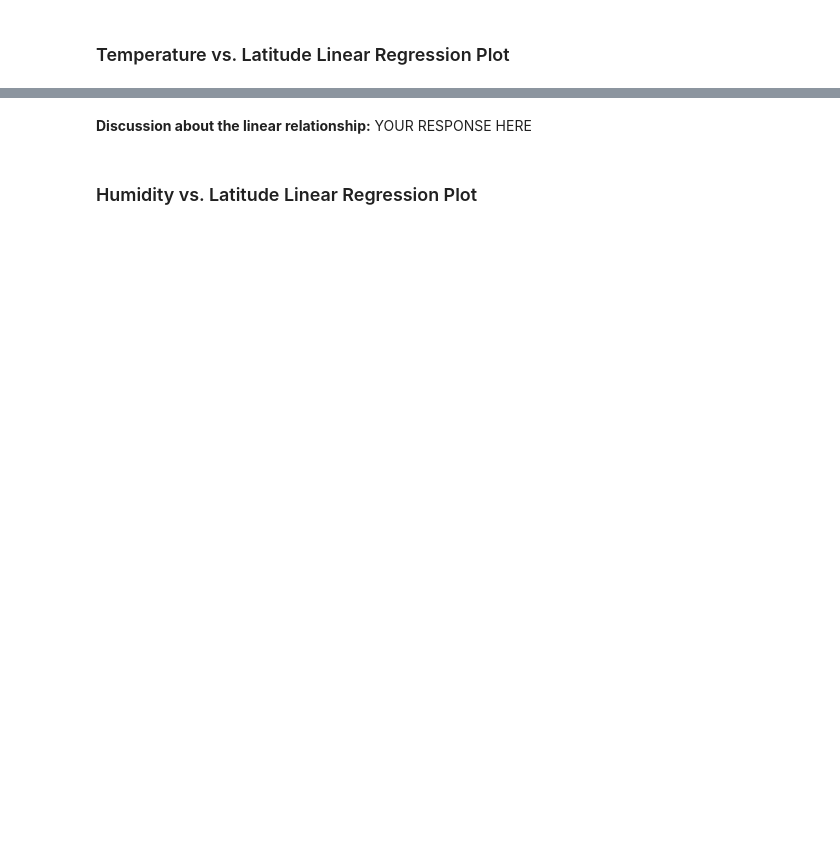
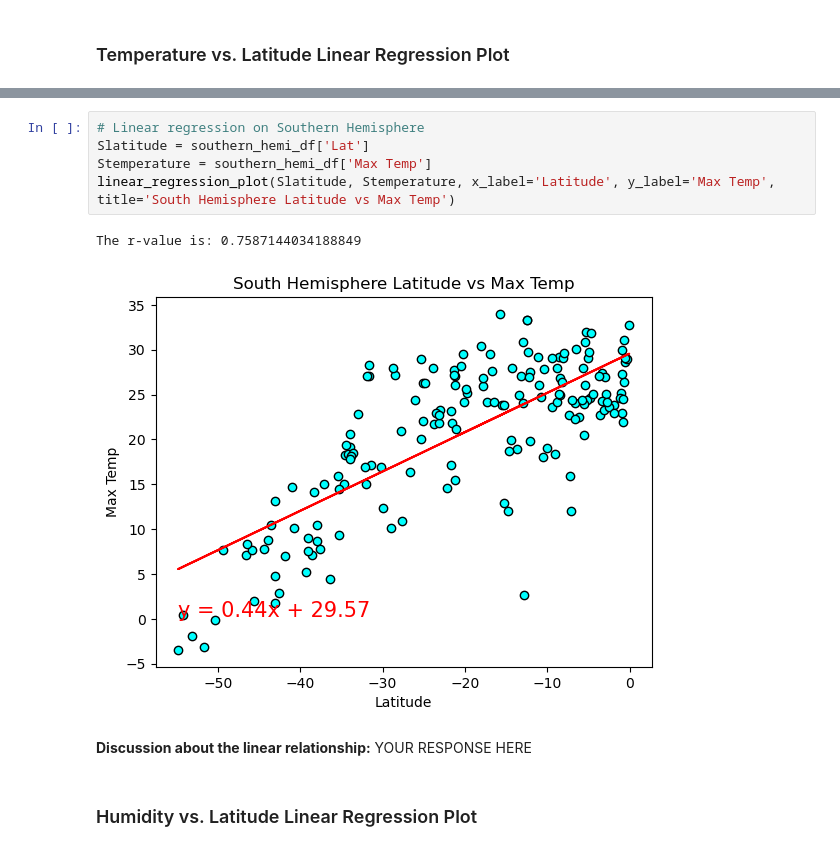
Before and after one commit to PoodleMan24/Module_6_challenge, a Jupyter notebook: Code/WeatherPy.ipynb, the cells around one changed output, grey strips where cells are left out. Cells and saved outputs as stored; diff of their text form; blank space fills up the shorter version.

```diff
--- a/Code/WeatherPy.ipynb
+++ b/Code/WeatherPy.ipynb
@@ -340,3 +356,11 @@ The r-value is: 0.4121057168607245
+# %%
+# Linear regression on Southern Hemisphere
+Slatitude = southern_hemi_df['Lat']
+Stemperature = southern_hemi_df['Max Temp']
+linear_regression_plot(Slatitude, Stemperature, x_label='Latitude', y_label='Max Temp', title='South Hemisphere Latitude vs Max Temp')
+# %% [output]
+The r-value is: 0.7587144034188849
+[figure, added]
 # %% [markdown]
 **Discussion about the linear relationship:** YOUR RESPONSE HERE
 # %% [markdown]
```
Also changed, not shown: parts of 20 cells of this notebook, 1 other file.
